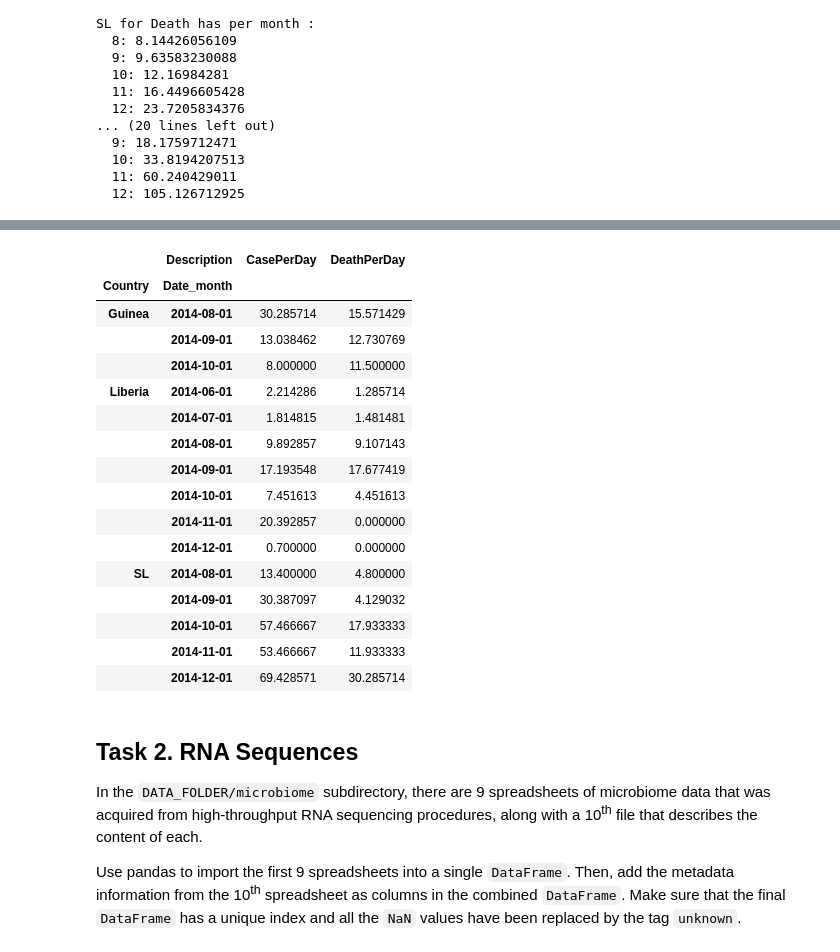
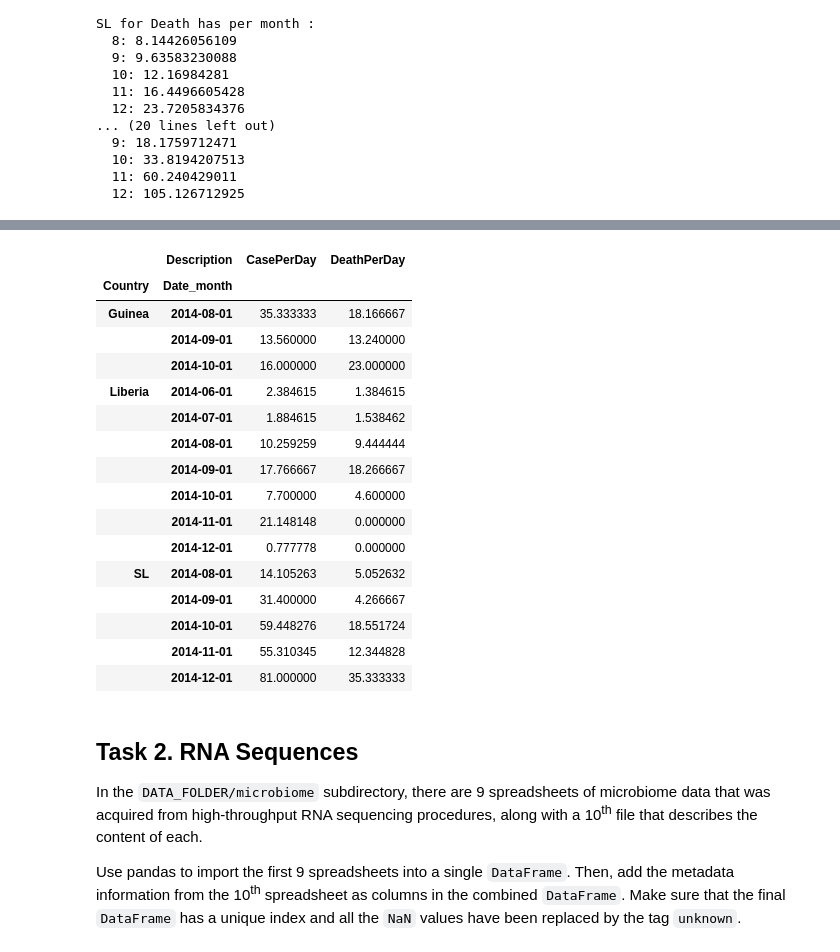
Before and after one commit to cgallay/Ada, a Jupyter notebook: Homework1.ipynb, the cells around one changed output, grey strips where cells are left out. Cells and saved outputs as stored; diff of their text form; code cells hidden in the pictures.

```diff
--- a/Homework+1v2.ipynb
+++ b/Homework1.ipynb
@@ -262,26 +232,26 @@ Name: Date, dtype: timedelta64[ns]
 # %%
 
-summe["DeathPerDay"] = summe["DeathPerDay"] / (diff["Date"].dt.days +1)
-summe["CasePerDay"] = summe["CasePerDay"] / (diff["Date"].dt.days +1)
+summe["DeathPerDay"] = summe["DeathPerDay"] / (diff["Date"].dt.days)
+summe["CasePerDay"] = summe["CasePerDay"] / (diff["Date"].dt.days)
 summe.sort_index()
 # %% [output]
 |  | Description | CasePerDay | DeathPerDay |
 | Country | Date_month |  |  |
-| Guinea | 2014-08-01 | 30.285714 | 15.571429 |
-|  | 2014-09-01 | 13.038462 | 12.730769 |
-|  | 2014-10-01 | 8.000000 | 11.500000 |
-| Liberia | 2014-06-01 | 2.214286 | 1.285714 |
-|  | 2014-07-01 | 1.814815 | 1.481481 |
-|  | 2014-08-01 | 9.892857 | 9.107143 |
-|  | 2014-09-01 | 17.193548 | 17.677419 |
-|  | 2014-10-01 | 7.451613 | 4.451613 |
-|  | 2014-11-01 | 20.392857 | 0.000000 |
-|  | 2014-12-01 | 0.700000 | 0.000000 |
-| SL | 2014-08-01 | 13.400000 | 4.800000 |
-|  | 2014-09-01 | 30.387097 | 4.129032 |
-|  | 2014-10-01 | 57.466667 | 17.933333 |
-|  | 2014-11-01 | 53.466667 | 11.933333 |
-|  | 2014-12-01 | 69.428571 | 30.285714 |
+| Guinea | 2014-08-01 | 35.333333 | 18.166667 |
+|  | 2014-09-01 | 13.560000 | 13.240000 |
+|  | 2014-10-01 | 16.000000 | 23.000000 |
+| Liberia | 2014-06-01 | 2.384615 | 1.384615 |
+|  | 2014-07-01 | 1.884615 | 1.538462 |
+|  | 2014-08-01 | 10.259259 | 9.444444 |
+|  | 2014-09-01 | 17.766667 | 18.266667 |
+|  | 2014-10-01 | 7.700000 | 4.600000 |
+|  | 2014-11-01 | 21.148148 | 0.000000 |
+|  | 2014-12-01 | 0.777778 | 0.000000 |
+| SL | 2014-08-01 | 14.105263 | 5.052632 |
+|  | 2014-09-01 | 31.400000 | 4.266667 |
+|  | 2014-10-01 | 59.448276 | 18.551724 |
+|  | 2014-11-01 | 55.310345 | 12.344828 |
+|  | 2014-12-01 | 81.000000 | 35.333333 |
 # %% [markdown]
 ## Task 2. RNA Sequences
 
```
Also changed, not shown: parts of 5 cells of this notebook.
